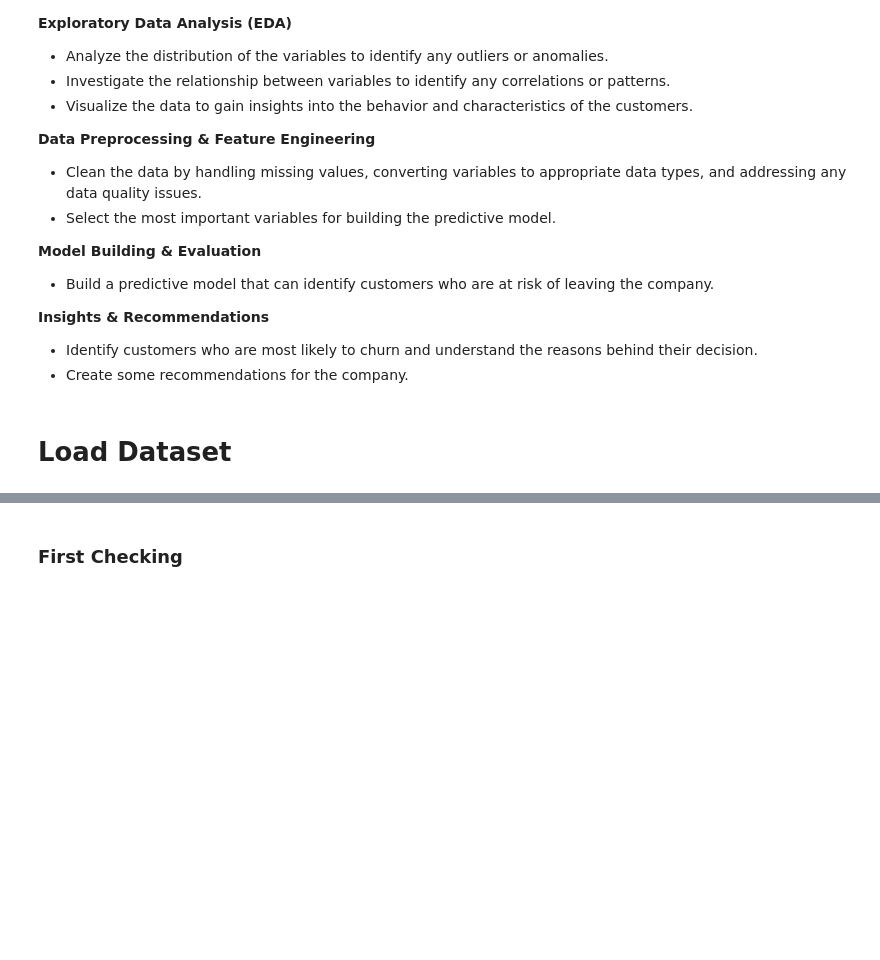
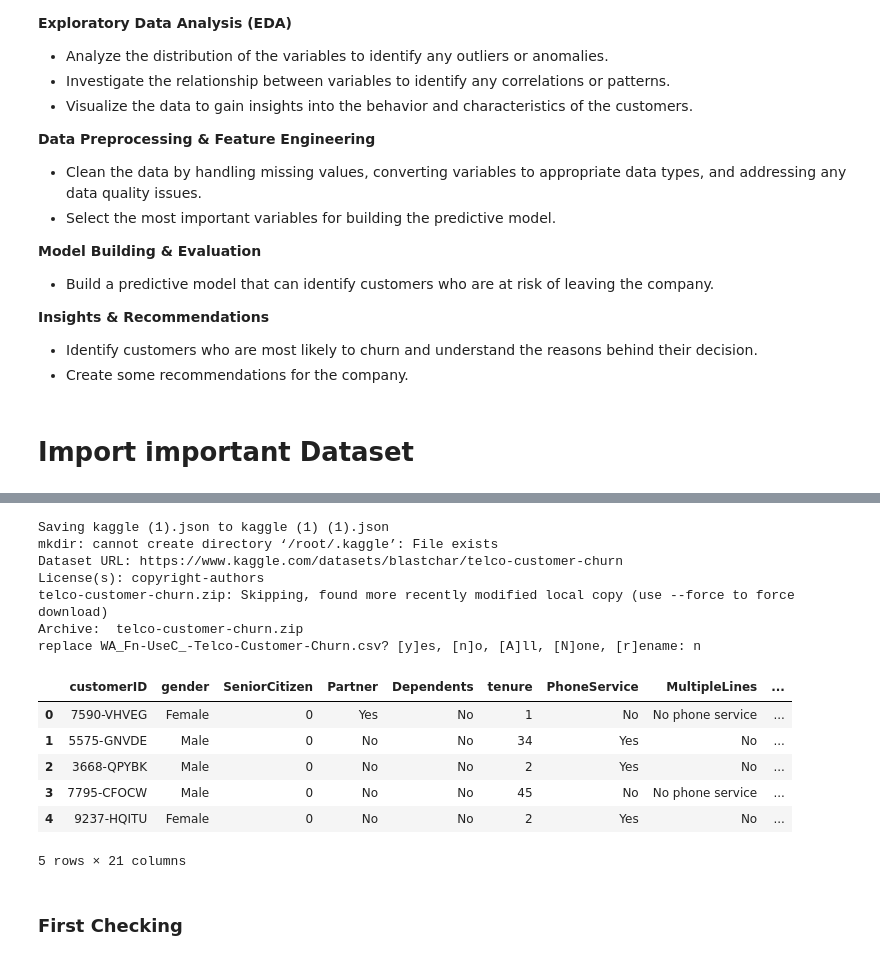
Before and after one commit to nikenyudha/telco-customer-churn-analysis, a Jupyter notebook: ML_telco.ipynb, the cells around one changed output, grey strips where cells are left out. Saved outputs shown, nothing was run; the diff lists cells and outputs as text; code cells hidden in the pictures; blank space fills up the shorter version.

Commit message:
import dataset from kaggle

```diff
--- a/ML_telco.ipynb
+++ b/ML_telco.ipynb
@@ -44,4 +42,4 @@ The objective of this project is to develop a machine learning model that predic
 * Identify customers who are most likely to churn and understand the reasons behind their decision.
 * Create some recommendations for the company.
 # %% [markdown]
-# **Load Dataset**
+# **Import important Dataset**
@@ -54,0 +46,17 @@ df = pd.read_csv('telco.csv',sep=';')
+# %%
+!pip install kaggle
+from google.colab import files
+files.upload()  # upload kaggle.json dari akun Kaggle kamu
+
+!mkdir ~/.kaggle
+!cp kaggle.json ~/.kaggle/
+!chmod 600 ~/.kaggle/kaggle.json
+
+# download dataset
+!kaggle datasets download -d blastchar/telco-customer-churn
+!unzip telco-customer-churn.zip
+
+import pandas as pd
+df = pd.read_csv("WA_Fn-UseC_-Telco-Customer-Churn.csv")
+df.head()
+# %% [output]
@@ -55,3 +79,17 @@ df = pd.read_csv('telco.csv',sep=';')
+Saving kaggle (1).json to kaggle (1) (1).json
+mkdir: cannot create directory ‘/root/.kaggle’: File exists
+Dataset URL: https://www.kaggle.com/datasets/blastchar/telco-customer-churn
+License(s): copyright-authors
+telco-customer-churn.zip: Skipping, found more recently modified local copy (use --force to force download)
+Archive:  telco-customer-churn.zip
+replace WA_Fn-UseC_-Telco-Customer-Churn.csv? [y]es, [n]o, [A]ll, [N]one, [r]ename: n
+|  | customerID | gender | SeniorCitizen | Partner | Dependents | tenure | PhoneService | MultipleLines | ... |
+| 0 | 7590-VHVEG | Female | 0 | Yes | No | 1 | No | No phone service | ... |
+| 1 | 5575-GNVDE | Male | 0 | No | No | 34 | Yes | No | ... |
+| 2 | 3668-QPYBK | Male | 0 | No | No | 2 | Yes | No | ... |
+| 3 | 7795-CFOCW | Male | 0 | No | No | 45 | No | No phone service | ... |
+| 4 | 9237-HQITU | Female | 0 | No | No | 2 | Yes | No | ... |
+5 rows × 21 columns
 # %% [markdown]
 ### First Checking
 # %%
```
Also changed, not shown: parts of 3 cells of this notebook.
